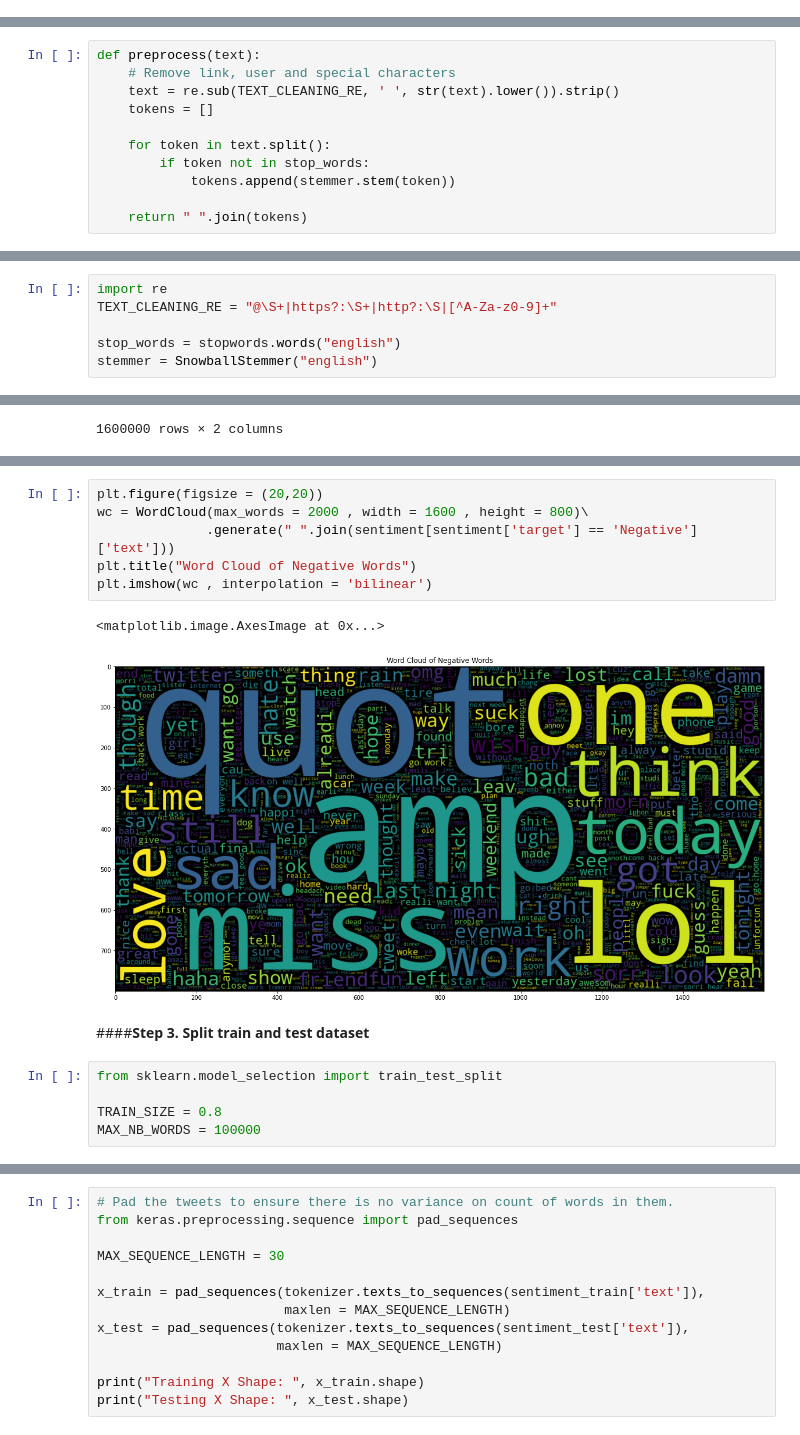
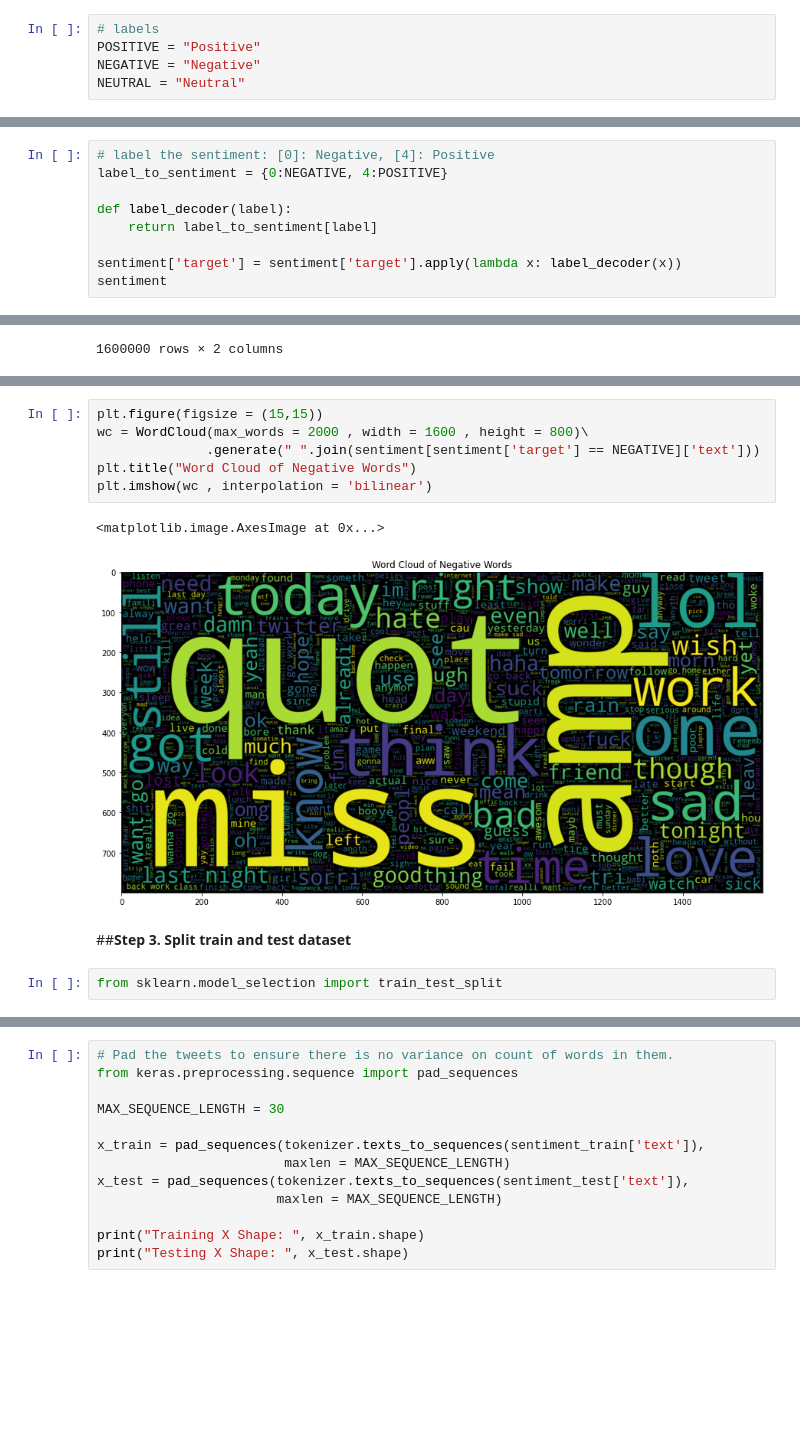
Before and after one commit to UliksSekiraqa/StockMarketAnalysis, a Jupyter notebook: Twitter_API.ipynb, the cells around one changed output, grey strips where cells are left out. Saved outputs shown, nothing was run; the diff lists cells and outputs as text; blank space fills up the shorter version.

Commit message:
Twitter sentiment analysis - final version

```diff
--- a/Twitter_API.ipynb
+++ b/Twitter_API.ipynb
@@ -69,0 +33,5 @@ df.size
+# %%
+# labels
+POSITIVE = "Positive"
+NEGATIVE = "Negative"
+NEUTRAL = "Neutral"
@@ -92,0 +86,9 @@ df.to_html('news_twitter_summary.html')
+# %%
+# label the sentiment: [0]: Negative, [4]: Positive
+label_to_sentiment = {0:NEGATIVE, 4:POSITIVE}
+
+def label_decoder(label):
+    return label_to_sentiment[label]
+
+sentiment['target'] = sentiment['target'].apply(lambda x: label_decoder(x))
+sentiment
@@ -110,14 +137,3 @@ stemmer = SnowballStemmer("english")
 # %%
 import re
 TEXT_CLEANING_RE = "@\S+|https?:\S+|http?:\S|[^A-Za-z0-9]+"
-# %%
-def preprocess(text):
-    # Remove link, user and special characters
-    text = re.sub(TEXT_CLEANING_RE, ' ', str(text).lower()).strip()
-    tokens = []
-
-    for token in text.split():
-        if token not in stop_words:
-            tokens.append(stemmer.stem(token))
-
-    return " ".join(tokens)
@@ -238,9 +140,3 @@ As can be seen, the dataset dose not have any skewness, which is ideal.
-# %%
-import re
-TEXT_CLEANING_RE = "@\S+|https?:\S+|http?:\S|[^A-Za-z0-9]+"
-
-stop_words = stopwords.words("english")
-stemmer = SnowballStemmer("english")
 # %%
 def preprocess(text):
     text = re.sub(TEXT_CLEANING_RE, ' ', str(text).lower()).strip()
@@ -284,17 +180,14 @@ plt.imshow(wc , interpolation = 'bilinear')
 # %%
-plt.figure(figsize = (20,20))
+plt.figure(figsize = (15,15))
 wc = WordCloud(max_words = 2000 , width = 1600 , height = 800)\
-              .generate(" ".join(sentiment[sentiment['target'] == 'Negative']['text']))
+              .generate(" ".join(sentiment[sentiment['target'] == NEGATIVE]['text']))
 plt.title("Word Cloud of Negative Words")
 plt.imshow(wc , interpolation = 'bilinear')
 # %% [output]
 <matplotlib.image.AxesImage at 0x...>
-[figure, old version]
+[figure, new version]
 # %% [markdown]
-####**Step 3. Split train and test dataset**
+##**Step 3. Split train and test dataset**
 # %%
 from sklearn.model_selection import train_test_split
-
-TRAIN_SIZE = 0.8
-MAX_NB_WORDS = 100000
 # %%
```
Also changed, not shown: parts of 86 cells of this notebook.
